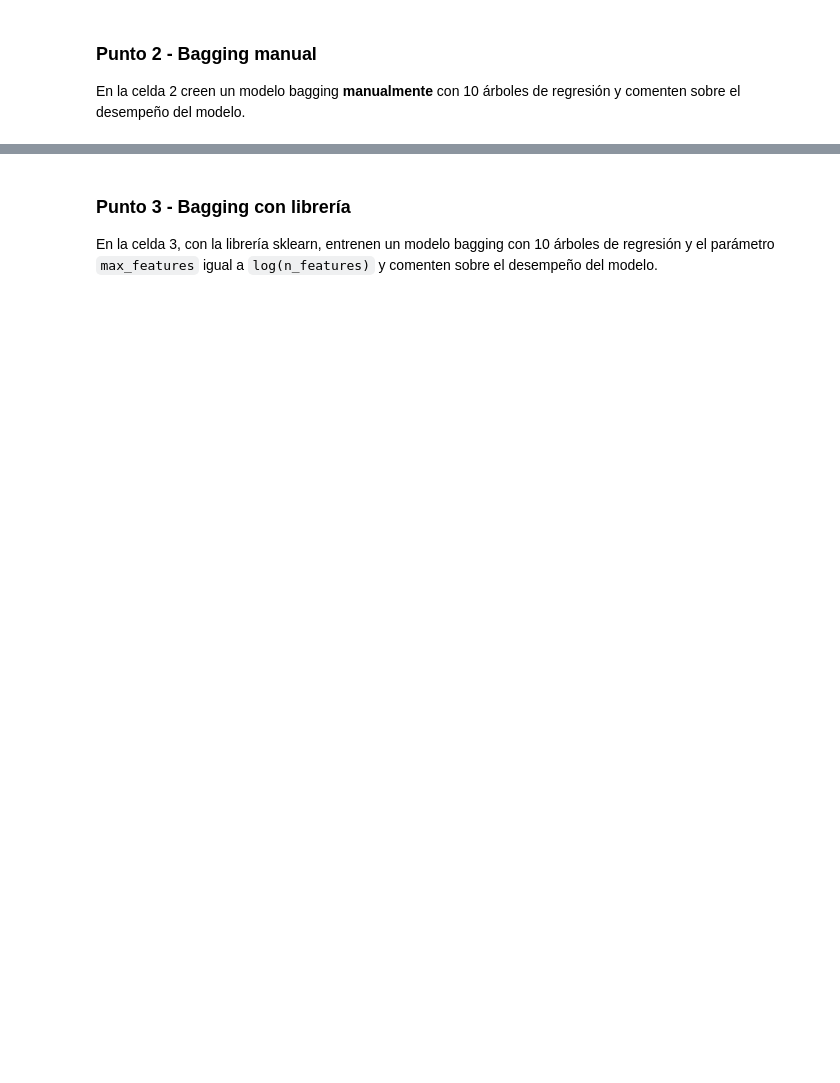
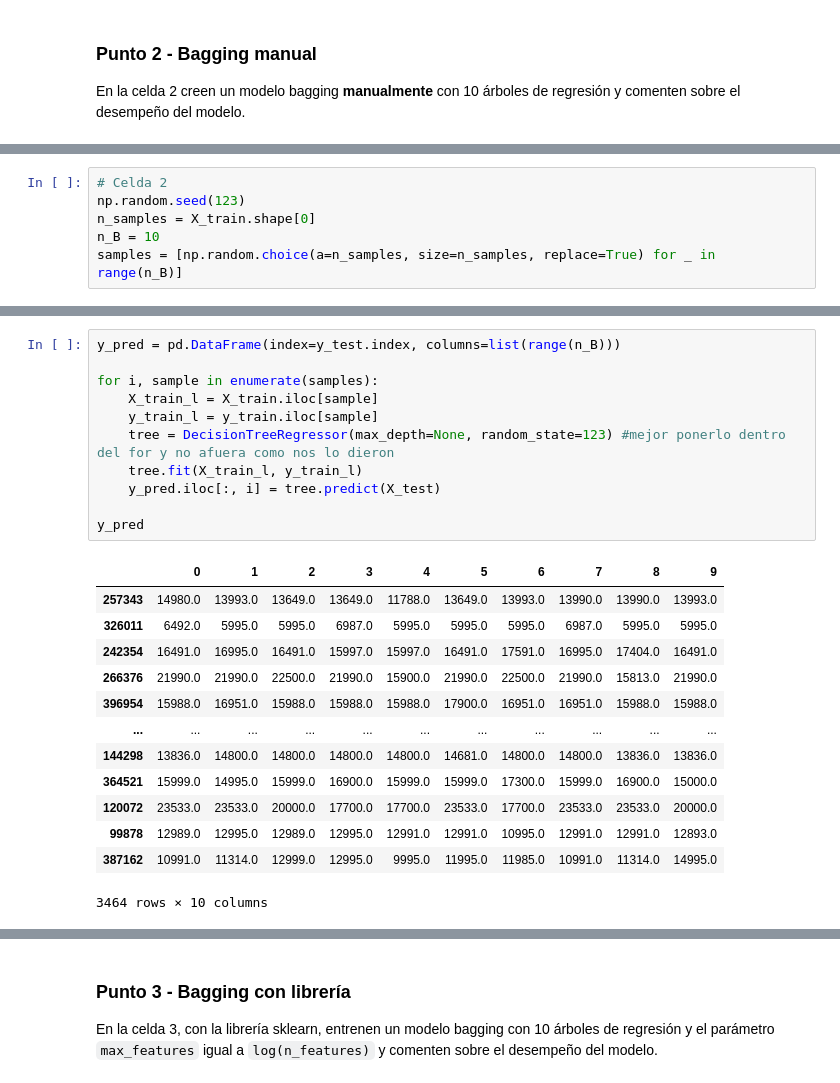
Before and after one commit to sijaramillogo/MIAD_ML_NLP_2025, a Jupyter notebook: Semana 2/S2TC1_RandomForests_Boosting.ipynb, the cells around one changed output, grey strips where cells are left out. Saved outputs shown, nothing was run; the diff lists cells and outputs as text; blank space fills up the shorter version.

```diff
--- a/Semana 2/S2TC1_RandomForests_Boosting.ipynb
+++ b/Semana 2/S2TC1_RandomForests_Boosting.ipynb
@@ -61,0 +166,6 @@ En la celda 2 creen un modelo bagging **manualmente** con 10 árboles de regresi
+# %%
+# Celda 2
+np.random.seed(123)
+n_samples = X_train.shape[0]
+n_B = 10
+samples = [np.random.choice(a=n_samples, size=n_samples, replace=True) for _ in range(n_B)]
@@ -61,0 +185,25 @@ En la celda 2 creen un modelo bagging **manualmente** con 10 árboles de regresi
+# %%
+y_pred = pd.DataFrame(index=y_test.index, columns=list(range(n_B)))
+
+for i, sample in enumerate(samples):
+    X_train_l = X_train.iloc[sample]
+    y_train_l = y_train.iloc[sample]
+    tree = DecisionTreeRegressor(max_depth=None, random_state=123) #mejor ponerlo dentro del for y no afuera como nos lo dieron
+    tree.fit(X_train_l, y_train_l)
+    y_pred.iloc[:, i] = tree.predict(X_test)
+
+y_pred
+# %% [output]
+|  | 0 | 1 | 2 | 3 | 4 | 5 | 6 | 7 | 8 | 9 |
+| 257343 | 14980.0 | 13993.0 | 13649.0 | 13649.0 | 11788.0 | 13649.0 | 13993.0 | 13990.0 | 13990.0 | 13993.0 |
+| 326011 | 6492.0 | 5995.0 | 5995.0 | 6987.0 | 5995.0 | 5995.0 | 5995.0 | 6987.0 | 5995.0 | 5995.0 |
+| 242354 | 16491.0 | 16995.0 | 16491.0 | 15997.0 | 15997.0 | 16491.0 | 17591.0 | 16995.0 | 17404.0 | 16491.0 |
+| 266376 | 21990.0 | 21990.0 | 22500.0 | 21990.0 | 15900.0 | 21990.0 | 22500.0 | 21990.0 | 15813.0 | 21990.0 |
+| 396954 | 15988.0 | 16951.0 | 15988.0 | 15988.0 | 15988.0 | 17900.0 | 16951.0 | 16951.0 | 15988.0 | 15988.0 |
+| ... | ... | ... | ... | ... | ... | ... | ... | ... | ... | ... |
+| 144298 | 13836.0 | 14800.0 | 14800.0 | 14800.0 | 14800.0 | 14681.0 | 14800.0 | 14800.0 | 13836.0 | 13836.0 |
+| 364521 | 15999.0 | 14995.0 | 15999.0 | 16900.0 | 15999.0 | 15999.0 | 17300.0 | 15999.0 | 16900.0 | 15000.0 |
+| 120072 | 23533.0 | 23533.0 | 20000.0 | 17700.0 | 17700.0 | 23533.0 | 17700.0 | 23533.0 | 23533.0 | 20000.0 |
+| 99878 | 12989.0 | 12995.0 | 12989.0 | 12995.0 | 12991.0 | 12991.0 | 10995.0 | 12991.0 | 12991.0 | 12893.0 |
+| 387162 | 10991.0 | 11314.0 | 12999.0 | 12995.0 | 9995.0 | 11995.0 | 11985.0 | 10991.0 | 11314.0 | 14995.0 |
+3464 rows × 10 columns
```
Also changed, not shown: parts of 36 cells of this notebook.
